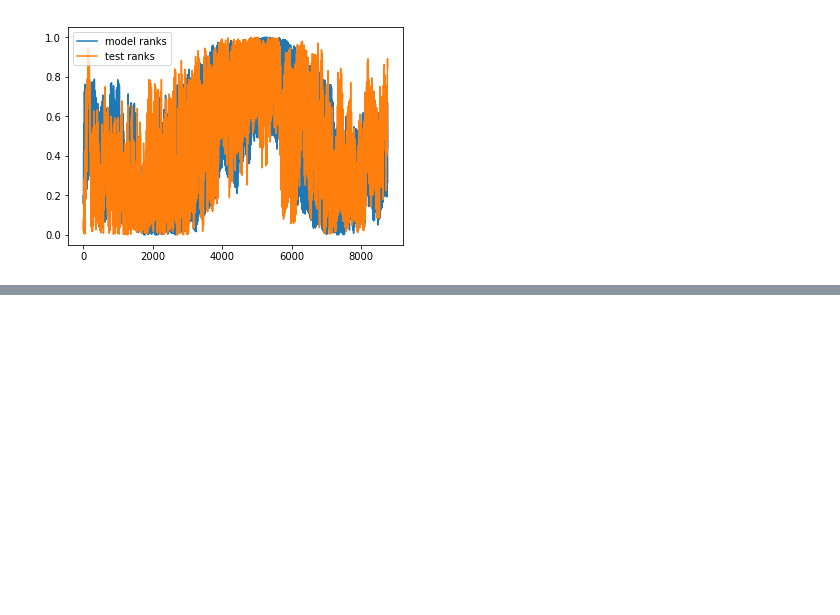
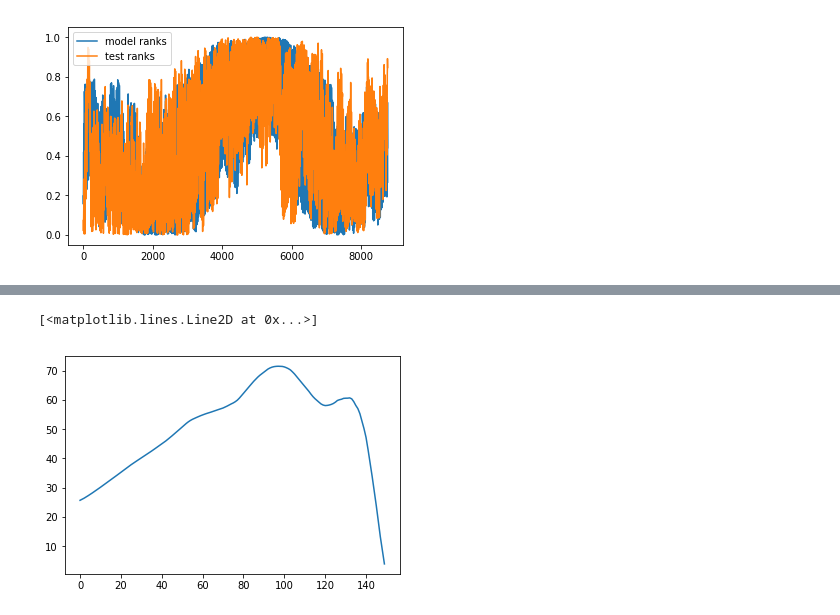
Before and after one commit to cpatdowling/peakload, a Jupyter notebook: notebooks/model_amortization.ipynb, the cells around one changed output, grey strips where cells are left out. Cells and saved outputs as stored; diff of their text form; code cells hidden in the pictures; blank space fills up the shorter version.

```diff
--- a/notebooks/model_amortization.ipynb
+++ b/notebooks/model_amortization.ipynb
@@ -468,0 +575,5 @@ plt.legend()
+# %%
+plt.plot(np.array(nn_by_alpha) - np.array(historical_by_alpha))
+# %% [output]
+[<matplotlib.lines.Line2D at 0x...>]
+[figure, added]
```
Also changed, not shown: parts of 24 cells of this notebook.
